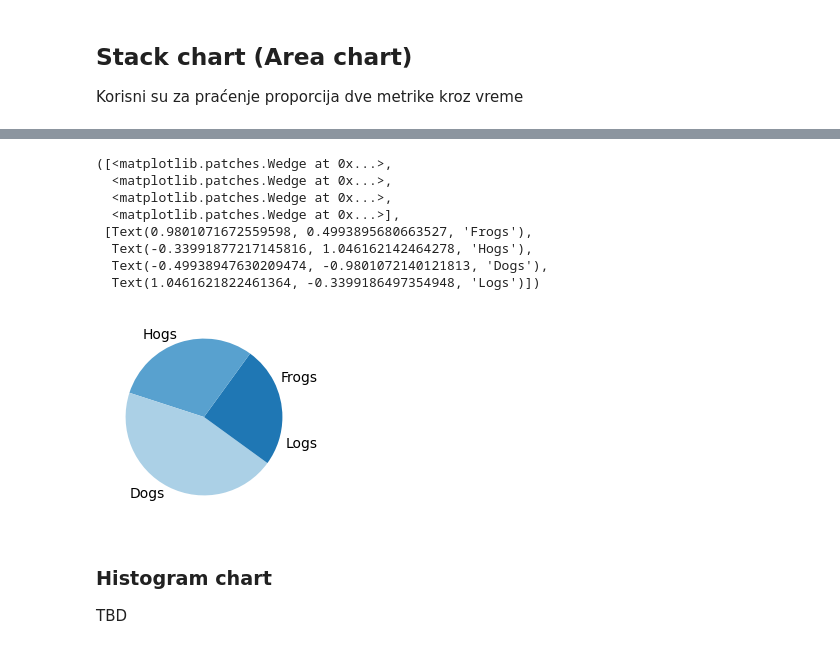
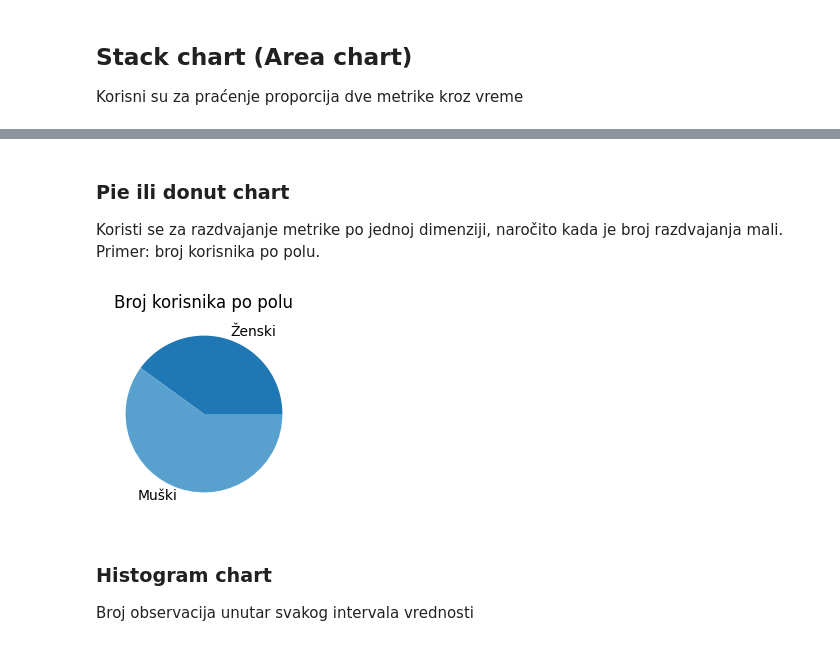
Before and after one commit to TLazarevic/data-analysis-lab, a Jupyter notebook: matplotlib.ipynb, the cells around one changed output, grey strips where cells are left out. Saved outputs shown, nothing was run; the diff lists cells and outputs as text; code cells hidden in the pictures.

Commit message:
Extend matplotlib examples. Simplify code examples.

```diff
--- a/matplotlib.ipynb
+++ b/matplotlib.ipynb
@@ -61,14 +63,12 @@ plt.show()
 
 Za prikazivanje korelacije veličina može se koristiti scatterplot. Vrednost jedne promenljive se  prikaže na X osi, vrednost druge na Y osi, a svaka tačka je često individualna pojava iz podataka - osoba, sesija, primerak...
 # %%
-plt.style.use('_mpl-gallery')
-
-# napravi podatke:
+# napravi (dobre) nasumične podatke:
 np.random.seed(3)
 x = 4 + np.random.normal(0, 2, 24)
 y = 4 + np.random.normal(0, 2, len(x))
 
-# iscrtaj
+# iscrtaj:
 fig, ax = plt.subplots()
 
 ax.scatter(x, y)
@@ -82,16 +82,14 @@ plt.show()
 # %% [markdown]
 Ako treba uneti i treću promenljivu, može se promeniti veličina svake tačke tako da predstavlja vrednost treće promenljive. Onda dobijamo - bubble chart.
 # %%
-plt.style.use('_mpl-gallery')
-
 # napravi podatke:
 np.random.seed(3)
 x = 4 + np.random.normal(0, 2, 24)
 y = 4 + np.random.normal(0, 2, len(x))
-# veličina :
+# veličina:
 sizes = np.random.uniform(15, 80, len(x))
 
-# iscrtaj
+# iscrtaj:
 fig, ax = plt.subplots()
 
 ax.scatter(x, y, s=sizes)
@@ -111,22 +126,3 @@ Na taj način se može videti da li postoji trend rasta, koja je maksimalna vred
 ## Stack chart (Area chart)
 
 Korisni su za praćenje proporcija dve metrike kroz vreme
-# %%
-plt.style.use('_mpl-gallery')
-
-# napravi podatke:
-x = np.arange(0, 10, 2)
-ay = [1, 1.25, 2, 2.75, 3]
-by = [1, 1, 1, 1, 1]
-cy = [2, 1, 2, 1, 2]
-y = np.vstack([ay, by, cy])
-
-# iscrtaj
-fig, ax = plt.subplots()
-
-ax.stackplot(x, y)
-
-ax.set(xlim=(0, 8), xticks=np.arange(1, 8),
-       ylim=(0, 8), yticks=np.arange(1, 8))
-
-plt.show()
@@ -139,20 +150,22 @@ Dobar izbor za prikazivanje kako dva ili više delova čine celinu.
+# %% [markdown]
+### Pie ili donut chart
+
+Koristi se za razdvajanje metrike po jednoj dimenziji, naročito kada je broj razdvajanja mali.
+Primer: broj korisnika po polu.
 # %%
-labels = 'Frogs', 'Hogs', 'Dogs', 'Logs'
-sizes = [15, 30, 45, 10]
+labels = 'Ženski', 'Muški'
+sizes = [40, 60]
 
 fig, ax = plt.subplots()
+
 ax.pie(sizes, labels=labels)
+
+ax.set_title("Broj korisnika po polu")
+
+plt.show()
 # %% [output]
-([<matplotlib.patches.Wedge at 0x...>,
-  <matplotlib.patches.Wedge at 0x...>,
-  <matplotlib.patches.Wedge at 0x...>,
-  <matplotlib.patches.Wedge at 0x...>],
- [Text(0.9801071672559598, 0.4993895680663527, 'Frogs'),
-  Text(-0.33991877217145816, 1.046162142464278, 'Hogs'),
-  Text(-0.49938947630209474, -0.9801072140121813, 'Dogs'),
-  Text(1.0461621822461364, -0.3399186497354948, 'Logs')])
-[figure, old version]
+[figure, new version]
 # %% [markdown]
 ### Histogram chart
 
-TBD
+Broj observacija unutar svakog intervala vrednosti
```
Also changed, not shown: parts of 12 cells of this notebook.
